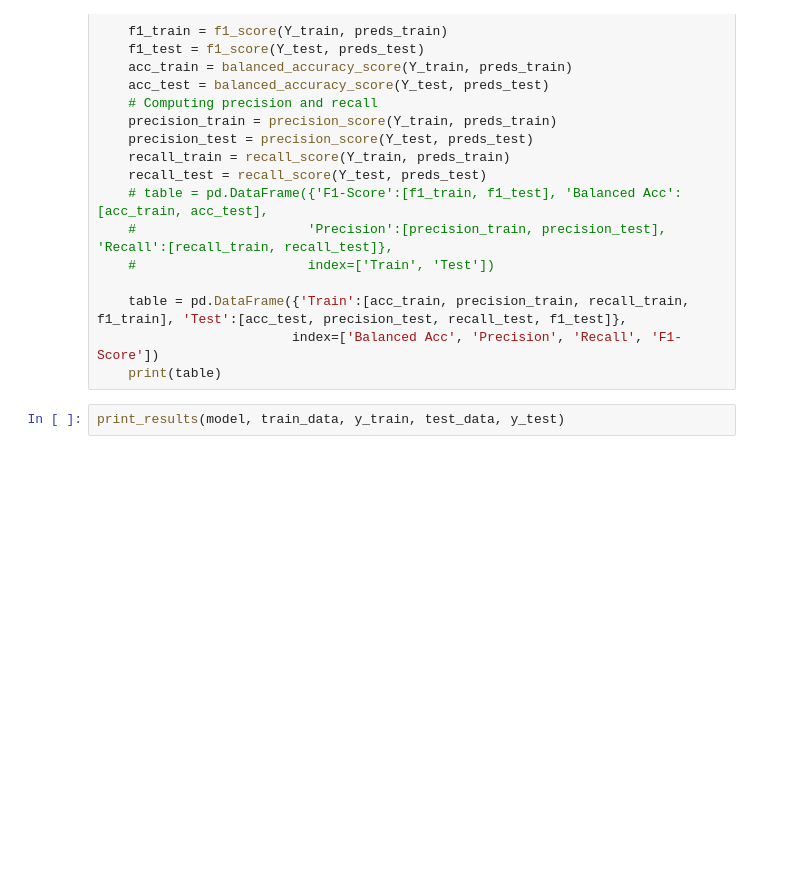
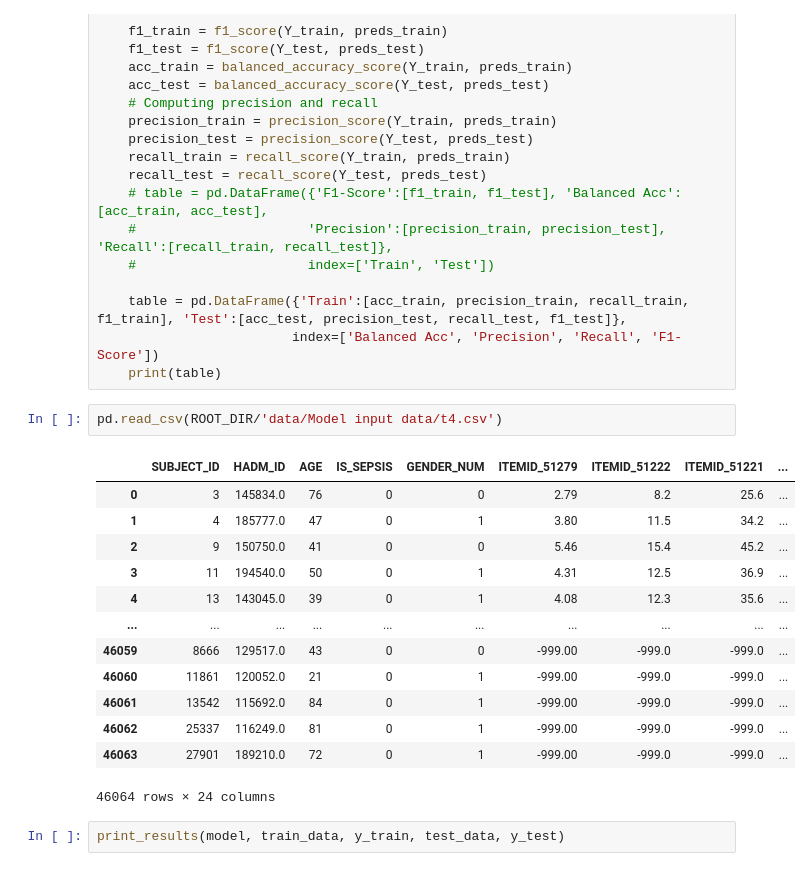
Before and after one commit to 23233408/CAPSTONE, a Jupyter notebook: Kha Huynh/ModelTraining_LSTM_T8.ipynb, the cells around one changed output. Saved outputs shown, nothing was run; the diff lists cells and outputs as text; blank space fills up the shorter version.

```diff
--- a/Kha Huynh/ModelTraining_LSTM_T8.ipynb
+++ b/Kha Huynh/ModelTraining_LSTM_T8.ipynb
@@ -318,6 +318,22 @@ def print_results(M, X_train, Y_train, X_test, Y_test):
     table = pd.DataFrame({'Train':[acc_train, precision_train, recall_train, f1_train], 'Test':[acc_test, precision_test, recall_test, f1_test]},
                          index=['Balanced Acc', 'Precision', 'Recall', 'F1-Score'])
     print(table)
+# %%
+pd.read_csv(ROOT_DIR/'data/Model input data/t4.csv')
+# %% [output]
+|  | SUBJECT_ID | HADM_ID | AGE | IS_SEPSIS | GENDER_NUM | ITEMID_51279 | ITEMID_51222 | ITEMID_51221 | ... |
+| 0 | 3 | 145834.0 | 76 | 0 | 0 | 2.79 | 8.2 | 25.6 | ... |
+| 1 | 4 | 185777.0 | 47 | 0 | 1 | 3.80 | 11.5 | 34.2 | ... |
+| 2 | 9 | 150750.0 | 41 | 0 | 0 | 5.46 | 15.4 | 45.2 | ... |
+| 3 | 11 | 194540.0 | 50 | 0 | 1 | 4.31 | 12.5 | 36.9 | ... |
+| 4 | 13 | 143045.0 | 39 | 0 | 1 | 4.08 | 12.3 | 35.6 | ... |
+| ... | ... | ... | ... | ... | ... | ... | ... | ... | ... |
+| 46059 | 8666 | 129517.0 | 43 | 0 | 0 | -999.00 | -999.0 | -999.0 | ... |
+| 46060 | 11861 | 120052.0 | 21 | 0 | 1 | -999.00 | -999.0 | -999.0 | ... |
+| 46061 | 13542 | 115692.0 | 84 | 0 | 1 | -999.00 | -999.0 | -999.0 | ... |
+| 46062 | 25337 | 116249.0 | 81 | 0 | 1 | -999.00 | -999.0 | -999.0 | ... |
+| 46063 | 27901 | 189210.0 | 72 | 0 | 1 | -999.00 | -999.0 | -999.0 | ... |
+46064 rows × 24 columns
 # %%
 print_results(model, train_data, y_train, test_data, y_test)
 # %% [output]
```
Also changed, not shown: parts of 5 cells of this notebook.
